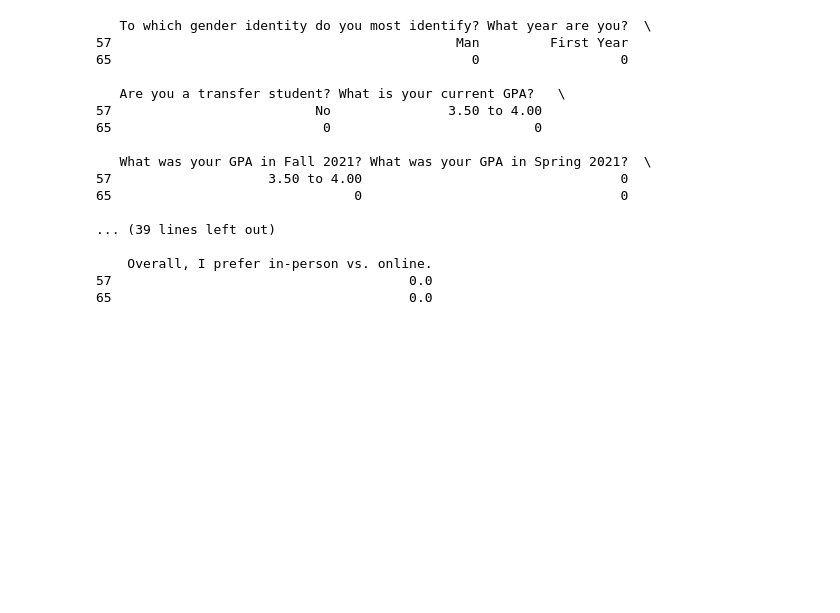
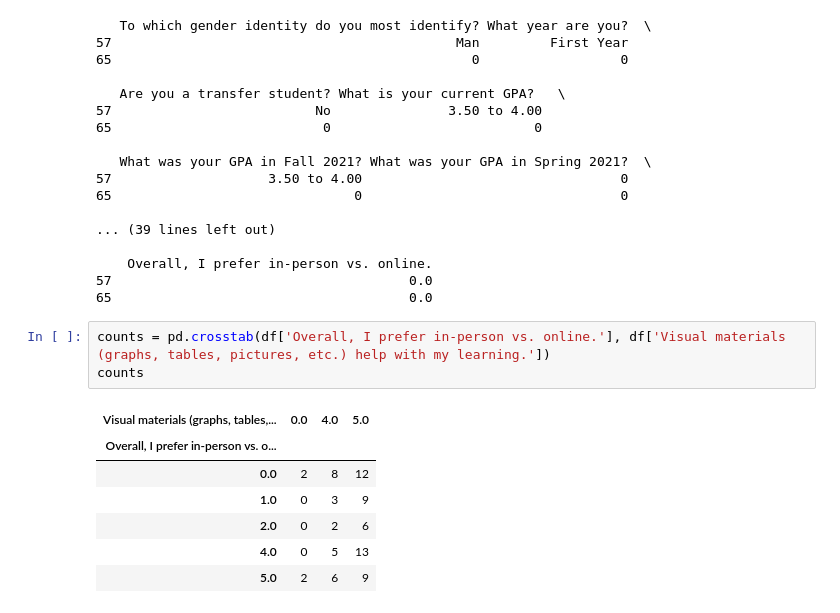
Before and after one commit to rgiron1/CS-105_miniproject, a Jupyter notebook: MiniProject.ipynb, the cells around one changed output. Drawn from its saved outputs; the diff is of its cells as text; blank space fills up the shorter version.

```diff
--- a/MiniProject.ipynb
+++ b/MiniProject.ipynb
@@ -72,3 +73,14 @@ print(df.loc[[57,65]])
     Overall, I prefer in-person vs. online.
 57                                      0.0
 65                                      0.0
+# %%
+counts = pd.crosstab(df['Overall, I prefer in-person vs. online.'], df['Visual materials (graphs, tables, pictures, etc.) help with my learning.'])
+counts
+# %% [output]
+| Visual materials (graphs, tables,... | 0.0 | 4.0 | 5.0 |
+| Overall, I prefer in-person vs. o... |  |  |  |
+| 0.0 | 2 | 8 | 12 |
+| 1.0 | 0 | 3 | 9 |
+| 2.0 | 0 | 2 | 6 |
+| 4.0 | 0 | 5 | 13 |
+| 5.0 | 2 | 6 | 9 |
```
Also changed, not shown: parts of 4 cells of this notebook.
